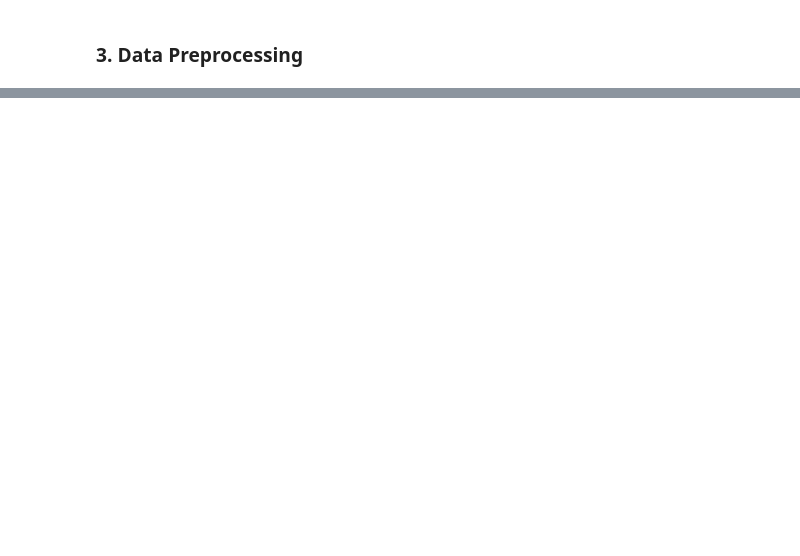
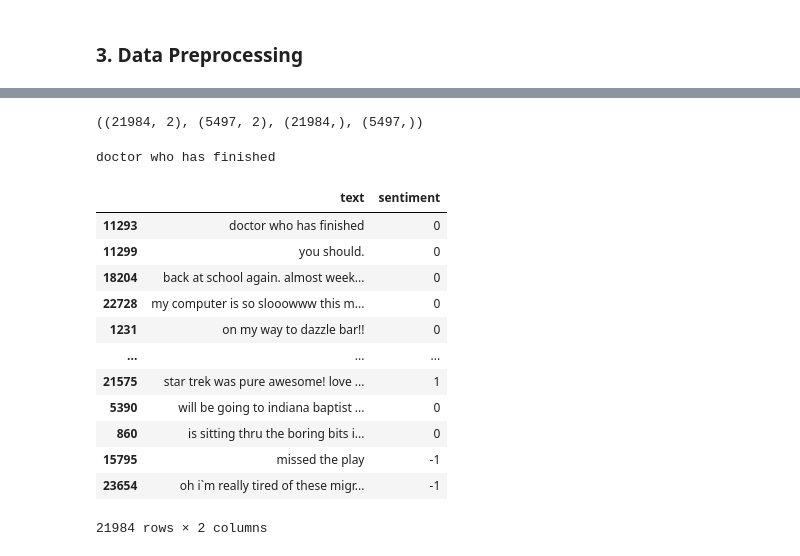
Before and after one commit to gautampawnesh/project_nlp, a Jupyter notebook: notebooks/sentiment_extraction.ipynb, the cells around one changed output, grey strips where cells are left out. Saved outputs shown, nothing was run; the diff lists cells and outputs as text; code cells hidden in the pictures; blank space fills up the shorter version.

```diff
--- a/notebooks/sentiment_extraction.ipynb
+++ b/notebooks/sentiment_extraction.ipynb
@@ -200,0 +204,6 @@ train_df
+# %%
+from sklearn.model_selection import train_test_split
+x_train, x_val , y_train , y_val = train_test_split(train_df[['text','sentiment']],train_df['selected_text'],test_size=0.2, random_state=42)
+x_train.shape, x_val.shape , y_train.shape , y_val.shape
+# %% [output]
+((21984, 2), (5497, 2), (21984,), (5497,))
@@ -200,0 +223,4 @@ train_df
+# %%
+print(x_train['text'].values[0])
+# %% [output]
+doctor who has finished
@@ -200,0 +234,16 @@ train_df
+# %%
+x_train
+# %% [output]
+|  | text | sentiment |
+| 11293 | doctor who has finished | 0 |
+| 11299 | you should. | 0 |
+| 18204 | back at school again. almost week... | 0 |
+| 22728 | my computer is so slooowww this m... | 0 |
+| 1231 | on my way to dazzle bar!! | 0 |
+| ... | ... | ... |
+| 21575 | star trek was pure awesome! love ... | 1 |
+| 5390 | will be going to indiana baptist ... | 0 |
+| 860 | is sitting thru the boring bits i... | 0 |
+| 15795 | missed the play | -1 |
+| 23654 | oh i`m really tired of these migr... | -1 |
+21984 rows × 2 columns
```
Also changed, not shown: parts of 25 cells of this notebook, 1 other file.
